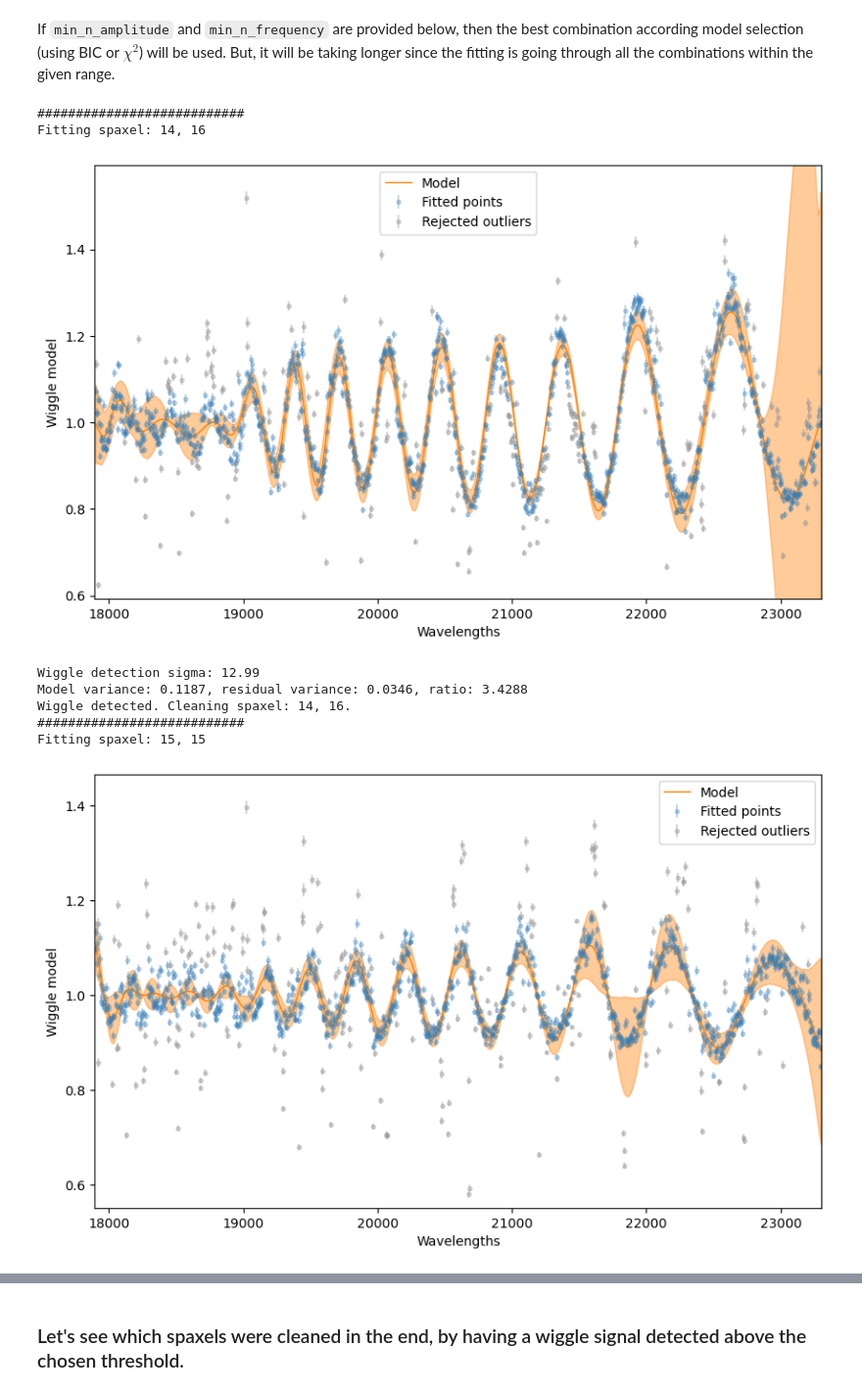
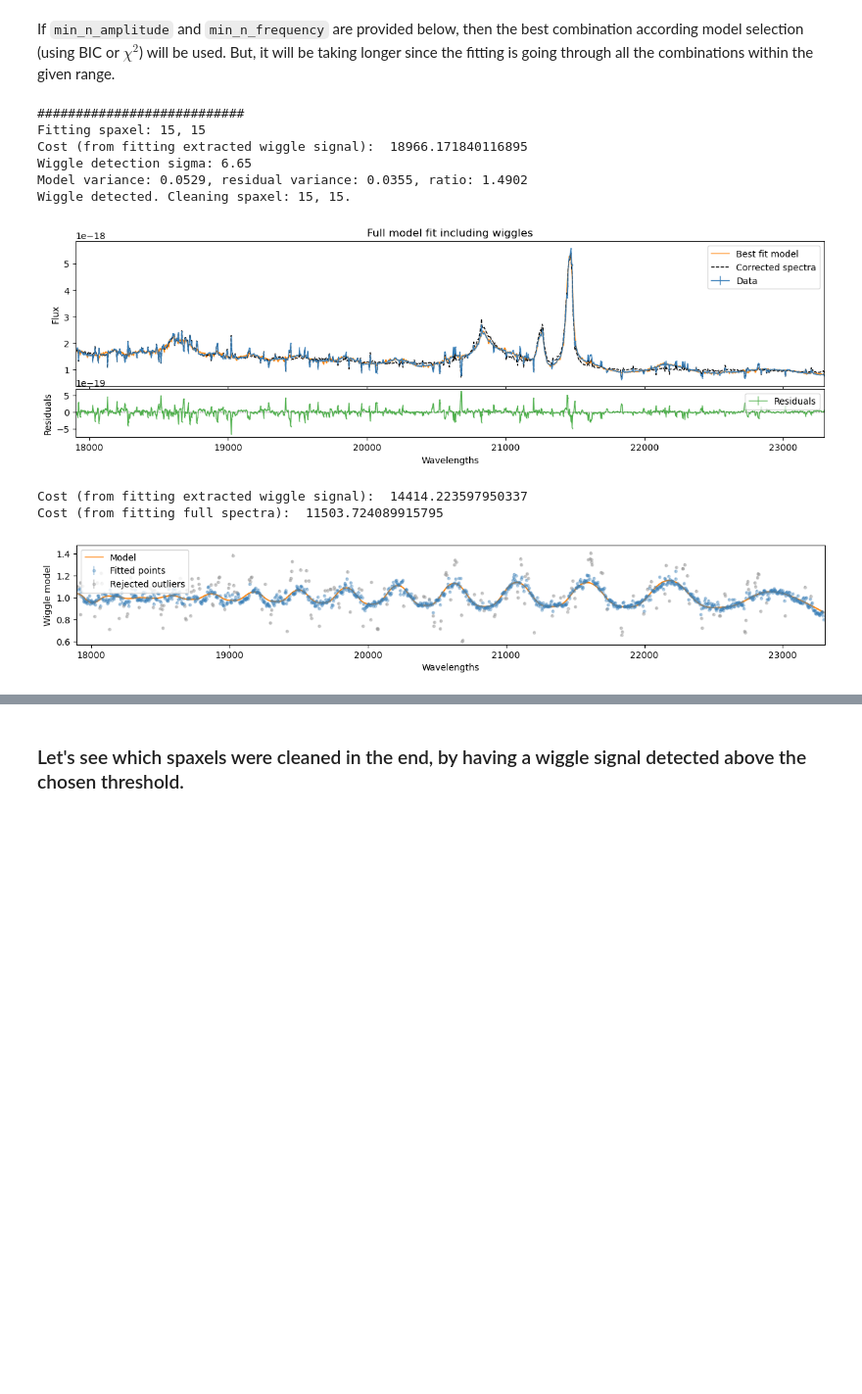
Before and after one commit to ajshajib/raccoon, a Jupyter notebook: example/example_notebook.ipynb, the cells around one changed output, grey strips where cells are left out. Shown at 98% size. Cells and saved outputs as stored; diff of their text form; code cells hidden in the pictures; blank space fills up the shorter version.

```diff
--- a/example/example_notebook.ipynb
+++ b/example/example_notebook.ipynb
@@ -194,0 +198,21 @@ Cost (full model):  1420145.8557470695
+# %%
+result_params = wcleaner.fit_wiggle(
+    x=17,  # quasar_x,
+    y=16,  # quasar_y,
+    aperture_radius=5,
+    annulus_outer_radius=annulus_outer_radius,
+    annulus_inner_radius=annulus_inner_radius,
+    plot=True,
+    n_amplitude=10,
+    n_frequency=10,
+    init_peak_detection_proximity_threshold=30,  # minimum distance between peaks/troughs to help avoid initial misidentification
+    verbose=True,
+    use_huber_loss=False,
+    outlier_rejection_method="fdr",  # can alternatively use "sigma_clipping"
+    fdr_alpha=0.05,  # FDR threshold for outlier rejection
+    fdr_outlier_max_fraction=0.2,  # Maximum fraction of outliers allowed by FDR
+    extract_covariance=True,
+    fit_full_model=True,
+    asymmetric_sharpening=False,
+    symmetric_sharpening=False,
+)
@@ -204,9 +233,9 @@ Here, $\sin(\phi(x))^2$ term creates the asymmetric sharpness, and the $\sin(3\p
 # %% [markdown]
 ## Using BIC to select the best combination of polynomial orders
 # %%
-wcleaner.fit_wiggle_data_with_model_selection(
-    15,  # quasar_x,
-    15,  # quasar_y,
+wcleaner.fit_wiggle_with_model_selection(
+    quasar_x,
+    quasar_y,
     aperture_radius=aperture_radius,
     annulus_outer_radius=aperture_radius + 1,
     annulus_inner_radius=aperture_radius - 1,
@@ -217,13 +246,14 @@ wcleaner.fit_wiggle_data_with_model_selection(
     min_n_frequency=2,
     selection_criteria="bic",
     init_peak_detection_proximity_threshold=200,
-    include_scatter=False,
     outlier_rejection_method="fdr",
     use_huber_loss=False,
     fdr_alpha=0.01,
     fdr_outlier_max_fraction=0.10,
     extract_covariance=True,
     fit_full_model=True,
+    asymmetric_sharpening=True,
+    symmetric_sharpening=False,
 )
 # %% [output]
 Computing BIC for choices of n_amplitude and n_frequency...
@@ -265,12 +296,7 @@ mask = np.zeros_like(data_cube[0], dtype=bool)
 center_x = quasar_x
 center_y = quasar_y
 
-radius = 2  # pixels
-
-for i in range(center_x - 2 * radius, center_x + 2 * radius):
-    for j in range(center_y - 2 * radius, center_y + 2 * radius):
-        if (i - center_x) ** 2 + (j - center_y) ** 2 <= radius**2:
-            mask[i, j] = True
+mask[center_x - 1: center_x + 1, center_y - 1: center_y + 1] = True
 
 plt.imshow(np.log10(np.nansum(data_cube, axis=0)), cmap="cubehelix", origin="lower")
 plt.imshow(mask, alpha=0.5, cmap="cubehelix", origin="lower", vmin=0, vmax=1)
@@ -282,38 +308,40 @@ If `min_n_amplitude` and `min_n_frequency` are provided below, then the best com
 # %%
 cleaned_cube, cleaned_noise_cube, cleaned_map = wcleaner.clean_cube(
     wiggle_detection_sigma_threshold=5.0,
     wiggle_detection_variance_ratio_threshold=0.2,
-    n_amplitude=10,
-    n_frequency=7,
+    n_amplitude=6,
+    n_frequency=4,
     fit_full_model=True,
     min_n_amplitude=None,
     min_n_frequency=None,
     cleaning_mask=mask,
     init_peak_detection_proximity_threshold=200,
     aperture_radius=aperture_radius,
     annulus_outer_radius=annulus_outer_radius,
     annulus_inner_radius=annulus_inner_radius,
     plot=True,
     verbose=True,
     extract_uncertainty=True,
-    include_scatter=False,
     outlier_rejection_method="fdr",
     use_huber_loss=False,
     fdr_alpha=0.01,
     fdr_outlier_max_fraction=0.15,
     sigma_clip_sigma=3,
     sigma_clip_max_iterations=20,
     num_samples_uncertainty_region=1000,
+    symmetric_sharpening=True,
+    asymmetric_sharpening=True,
 )
 
 plt.show()
 # %% [output]
 ###########################
-Fitting spaxel: 14, 16
+Fitting spaxel: 15, 15
+Cost (from fitting extracted wiggle signal):  18966.171840116895
+Wiggle detection sigma: 6.65
+Model variance: 0.0529, residual variance: 0.0355, ratio: 1.4902
+Wiggle detected. Cleaning spaxel: 15, 15.
-[figure, old version]
+[figure, new version]
-Wiggle detection sigma: 12.99
-Model variance: 0.1187, residual variance: 0.0346, ratio: 3.4288
-Wiggle detected. Cleaning spaxel: 14, 16.
-###########################
-Fitting spaxel: 15, 15
+Cost (from fitting extracted wiggle signal):  14414.223597950337
+Cost (from fitting full spectra):  11503.724089915795
-[figure, old version]
+[figure, new version]
```
Also changed, not shown: parts of 10 cells of this notebook.
